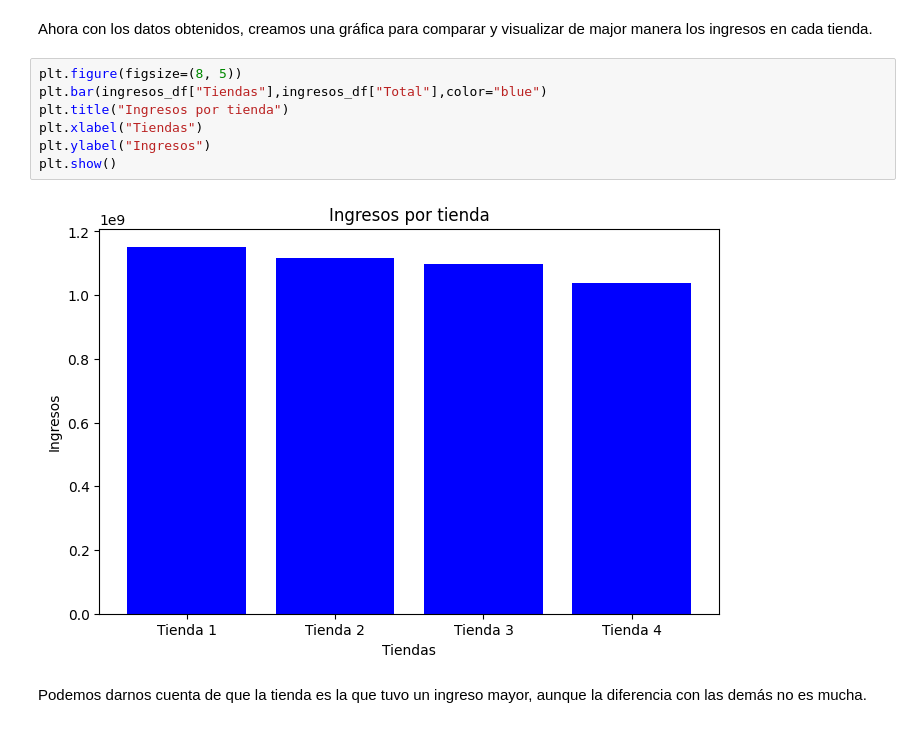
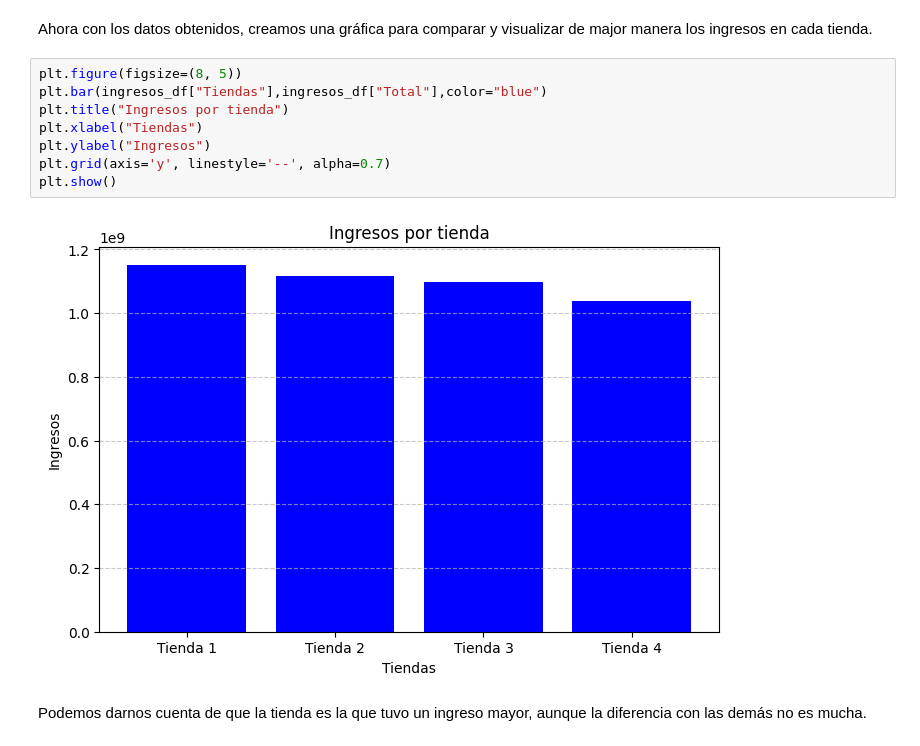
Before and after one commit to Rub-T/challenge-AluraStore, a Jupyter notebook: AluraStoreLatam.ipynb, the cells around one changed output. Cells and saved outputs as stored; diff of their text form.

```diff
--- a/AluraStoreLatam.ipynb
+++ b/AluraStoreLatam.ipynb
@@ -51,12 +51,13 @@ Ahora con los datos obtenidos, creamos una gráfica para comparar y visualizar d
 # %%
 plt.figure(figsize=(8, 5))
 plt.bar(ingresos_df["Tiendas"],ingresos_df["Total"],color="blue")
 plt.title("Ingresos por tienda")
 plt.xlabel("Tiendas")
 plt.ylabel("Ingresos")
+plt.grid(axis='y', linestyle='--', alpha=0.7)
 plt.show()
 # %% [output]
-[figure, old version]
+[figure, new version]
 # %% [markdown]
 Podemos darnos cuenta de que la tienda es la que tuvo un ingreso mayor, aunque la diferencia con las demás no es mucha.
 # %% [markdown]
```
